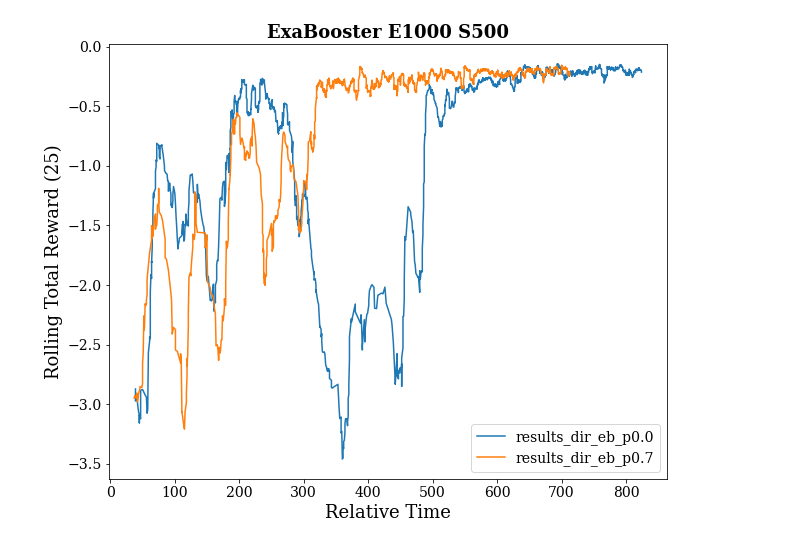
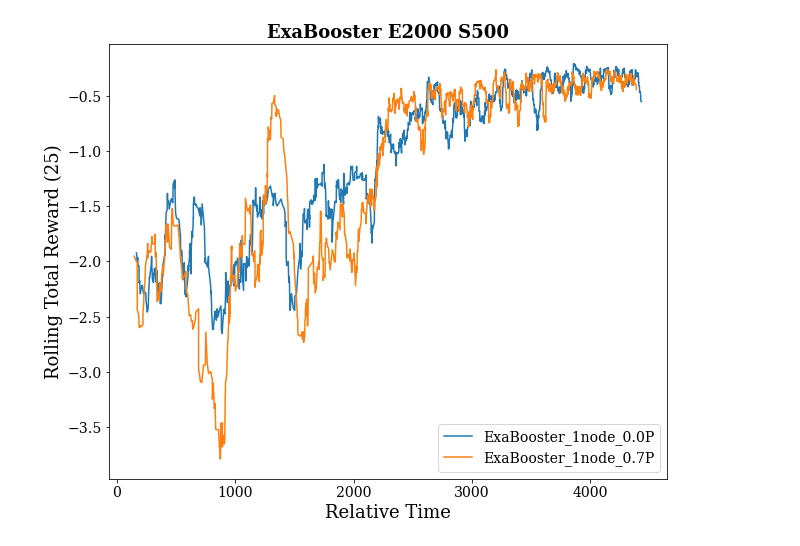
Before and after one commit to exalearn/EXARL, a Jupyter notebook: notebooks/RewardComparisonFNAL-Summit.ipynb, the cells around one changed output. Saved outputs shown, nothing was run; the diff lists cells and outputs as text; code cells hidden in the pictures.

```diff
--- a/notebooks/RewardComparisonFNAL-Summit.ipynb
+++ b/notebooks/RewardComparisonFNAL-Summit.ipynb
@@ -59,10 +59,10 @@ def save_reward_plot(results_dir):
 # %%
 rolling_setting=25
 fig,ax = plt.subplots(1, 1,figsize=(10,8))
-plt.title('ExaBooster E1000 S500')
+plt.title('ExaBooster E2000 S500')
 
-base_dir = '/projects/users/vinayr/ExaLearn/ExaRL/eb_results/'
-nodes_dir = ['results_dir_eb_p0.0', 'results_dir_eb_p0.7']
+base_dir = '/projects/users/vinayr/ExaLearn/ExaRL/booster_results/'
+nodes_dir = ['ExaBooster_1node_0.0P', 'ExaBooster_1node_0.7P']
 
 
 episodes_per_nodes = []
@@ -95,2 +95,2 @@ time_diff 0 days 00:00:00.000000713
 (2000, 13)
-[figure, old version]
+[figure, new version]
```
Also changed, not shown: parts of 1 cell of this notebook, 1 other file.
